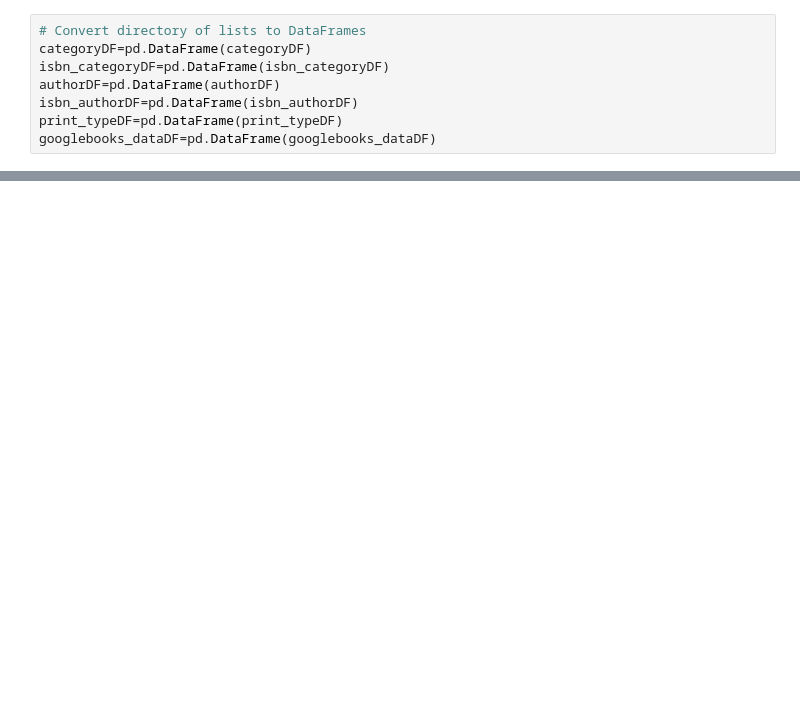
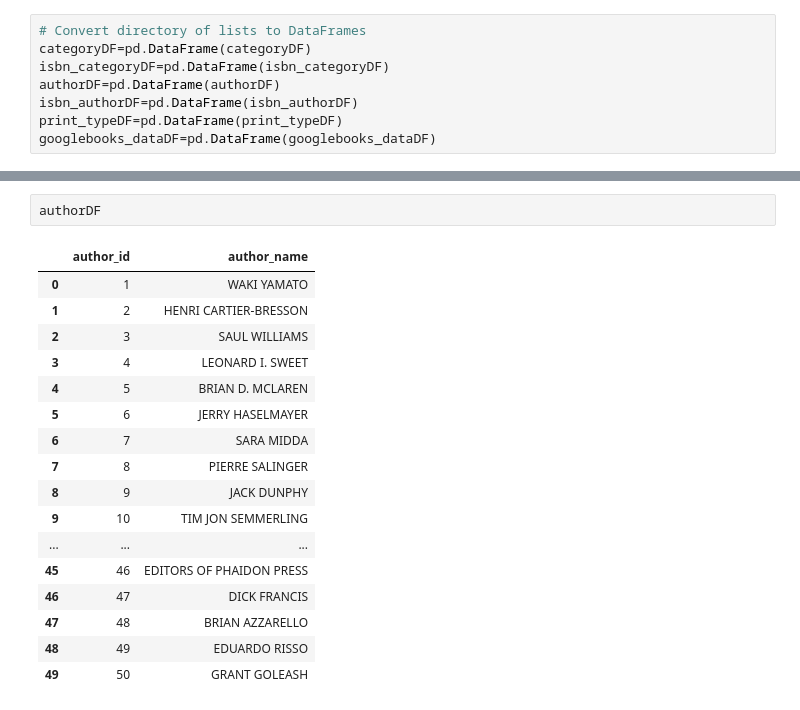
Before and after one commit to DMadonko/ETL-Project, a Jupyter notebook: ETL_prototype/ETL_prototype.ipynb, the cells around one changed output, grey strips where cells are left out. Cells and saved outputs as stored; diff of their text form; blank space fills up the shorter version.

```diff
--- a/ETL_prototype/ETL_prototype.ipynb
+++ b/ETL_prototype/ETL_prototype.ipynb
@@ -209,0 +326,20 @@ googlebooks_dataDF=pd.DataFrame(googlebooks_dataDF)
+# %%
+authorDF
+# %% [output]
+|  | author_id | author_name |
+| 0 | 1 | WAKI YAMATO |
+| 1 | 2 | HENRI CARTIER-BRESSON |
+| 2 | 3 | SAUL WILLIAMS |
+| 3 | 4 | LEONARD I. SWEET |
+| 4 | 5 | BRIAN D. MCLAREN |
+| 5 | 6 | JERRY HASELMAYER |
+| 6 | 7 | SARA MIDDA |
+| 7 | 8 | PIERRE SALINGER |
+| 8 | 9 | JACK DUNPHY |
+| 9 | 10 | TIM JON SEMMERLING |
+| ... | ... | ... |
+| 45 | 46 | EDITORS OF PHAIDON PRESS |
+| 46 | 47 | DICK FRANCIS |
+| 47 | 48 | BRIAN AZZARELLO |
+| 48 | 49 | EDUARDO RISSO |
+| 49 | 50 | GRANT GOLEASH |
```
Also changed, not shown: parts of 8 cells of this notebook, 1 other file.
